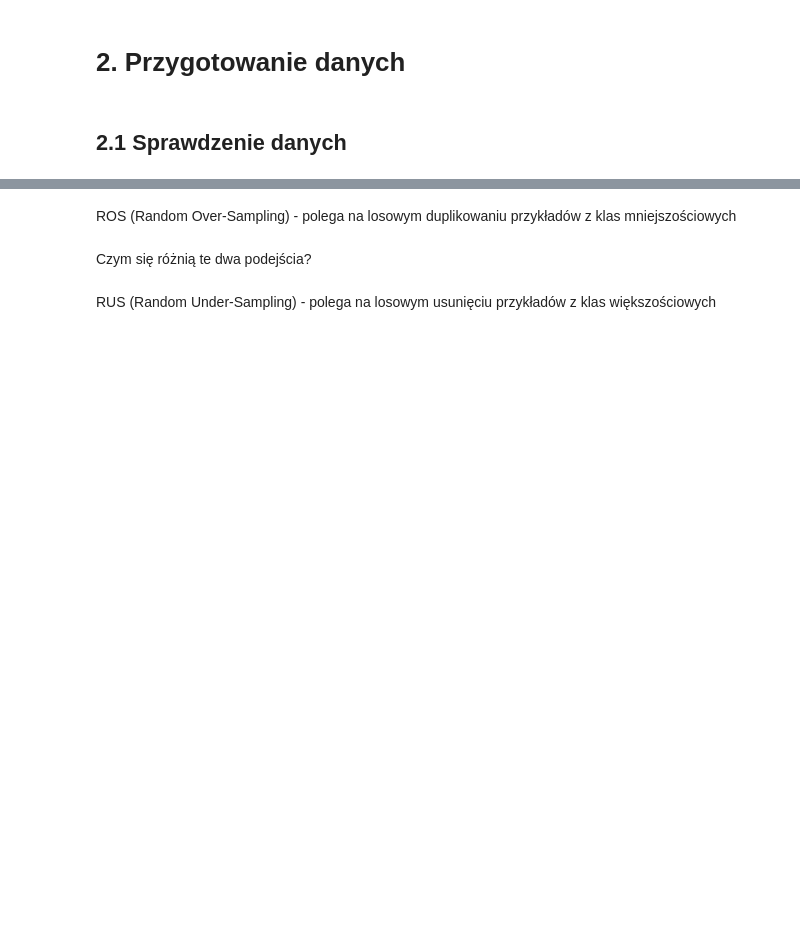
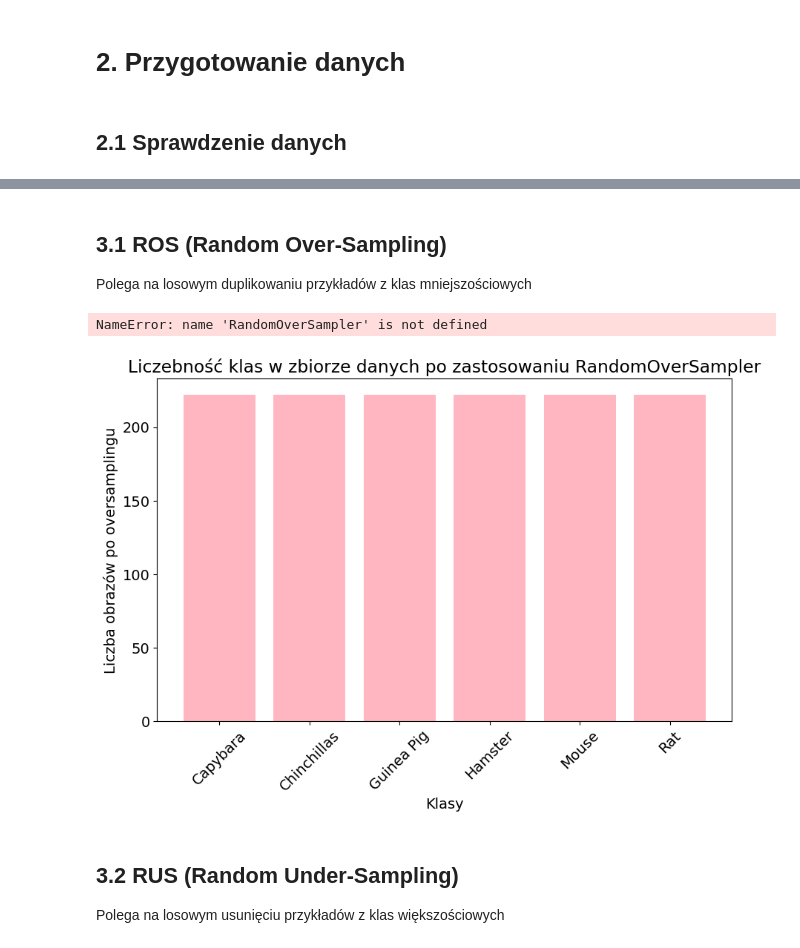
Before and after one commit to Jvlia17/rodents-classification, a Jupyter notebook: Rosegador.ipynb, the cells around one changed output, grey strips where cells are left out. Drawn from its saved outputs; the diff is of its cells as text; code cells hidden in the pictures; blank space fills up the shorter version.

```diff
--- a/Rosegador.ipynb
+++ b/Rosegador.ipynb
@@ -141,4 +162,29 @@ for folder in folders:
+# %%
+from keras.preprocessing.image import img_to_array, load_img
+import numpy as np
+import os
+
+# Ścieżka do folderu z danymi
+data_dir = '/content/Dataset'
+
+# Funkcja do wczytywania obrazów i etykiet
+def load_images_and_labels(data_dir, target_size=(224, 224)):
+    images = []
+    labels = []
+    for class_name in os.listdir(data_dir):
+        class_dir = os.path.join(data_dir, class_name)
+        if not os.path.isdir(class_dir):
+            continue
+        for img_name in os.listdir(class_dir):
+            img_path = os.path.join(class_dir, img_name)
+            img = load_img(img_path, target_size=target_size)
+            img = img_to_array(img) # Konwertuje obraz do tablicy
+            images.append(img.flatten())  # Spłaszczanie obrazu do jednowymiarowego wektora
+            labels.append(class_name)
+    return np.array(images), np.array(labels)
+
+images, labels = load_images_and_labels(data_dir)
 # %% [markdown]
-ROS (Random Over-Sampling) - polega na losowym duplikowaniu przykładów z klas mniejszościowych
+## 3.1 ROS (Random Over-Sampling)
+
+Polega na losowym duplikowaniu przykładów z klas mniejszościowych
-# %% [markdown]
-Czym się różnią te dwa podejścia?
@@ -170,29 +191,5 @@ train_generator = train_datagen.flow_from_directory(
 # %%
 from imblearn.over_sampling import RandomOverSampler
-from keras.preprocessing.image import img_to_array, load_img
-import numpy as np
-import os
-
-# Ścieżka do folderu z danymi
-data_dir = '/content/drive/My Drive/dataset'
-
-# Funkcja do wczytywania obrazów i etykiet
-def load_images_and_labels(data_dir, target_size=(64, 64)):
-    images = []
-    labels = []
-    for class_name in os.listdir(data_dir):
-        class_dir = os.path.join(data_dir, class_name)
-        if not os.path.isdir(class_dir):
-            continue
-        for img_name in os.listdir(class_dir):
-            img_path = os.path.join(class_dir, img_name)
-            img = load_img(img_path, target_size=target_size)
-            img = img_to_array(img)
-            images.append(img.flatten())  # Spłaszczanie obrazu do jednowymiarowego wektora
-            labels.append(class_name)
-    return np.array(images), np.array(labels)
-
-images, labels = load_images_and_labels(data_dir)
 
 # Definiowanie strategii oversamplingu
 oversample = RandomOverSampler(sampling_strategy='minority')
@@ -202,3 +199,5 @@ images_resampled, labels_resampled = oversample.fit_resample(images, labels)
 
 # Przywrócenie oryginalnego kształtu obrazów
 images_resampled = images_resampled.reshape((-1, target_size[0], target_size[1], 3))  # Przywrócenie kształtu do (wysokość, szerokość, kanały)
+# %% [output]
+NameError: name 'RandomOverSampler' is not defined
@@ -207,2 +204,22 @@ images_resampled = images_resampled.reshape((-1, target_size[0], target_size[1],
+# %%
+import numpy as np
+import matplotlib.pyplot as plt
+
+# Liczenie obrazów w każdej klasie po zastosowaniu RandomOverSampler
+unique_labels, counts = np.unique(labels_resampled, return_counts=True)
+class_counts_resampled = dict(zip(unique_labels, counts))
+
+# Tworzenie wykresu słupkowego dla zmodyfikowanych danych
+plt.figure(figsize=(10, 6))
+plt.bar(class_counts_resampled.keys(), class_counts_resampled.values(), color='lightpink')
+plt.xlabel('Klasy')
+plt.ylabel('Liczba obrazów po oversamplingu')
+plt.title('Liczebność klas w zbiorze danych po zastosowaniu RandomOverSampler')
+plt.xticks(rotation=45)
+plt.show()
+# %% [output]
+[figure, added]
 # %% [markdown]
-RUS (Random Under-Sampling) - polega na losowym usunięciu przykładów z klas większościowych
+## 3.2 RUS (Random Under-Sampling)
+
+Polega na losowym usunięciu przykładów z klas większościowych
```
Also changed, not shown: parts of 26 cells of this notebook.
